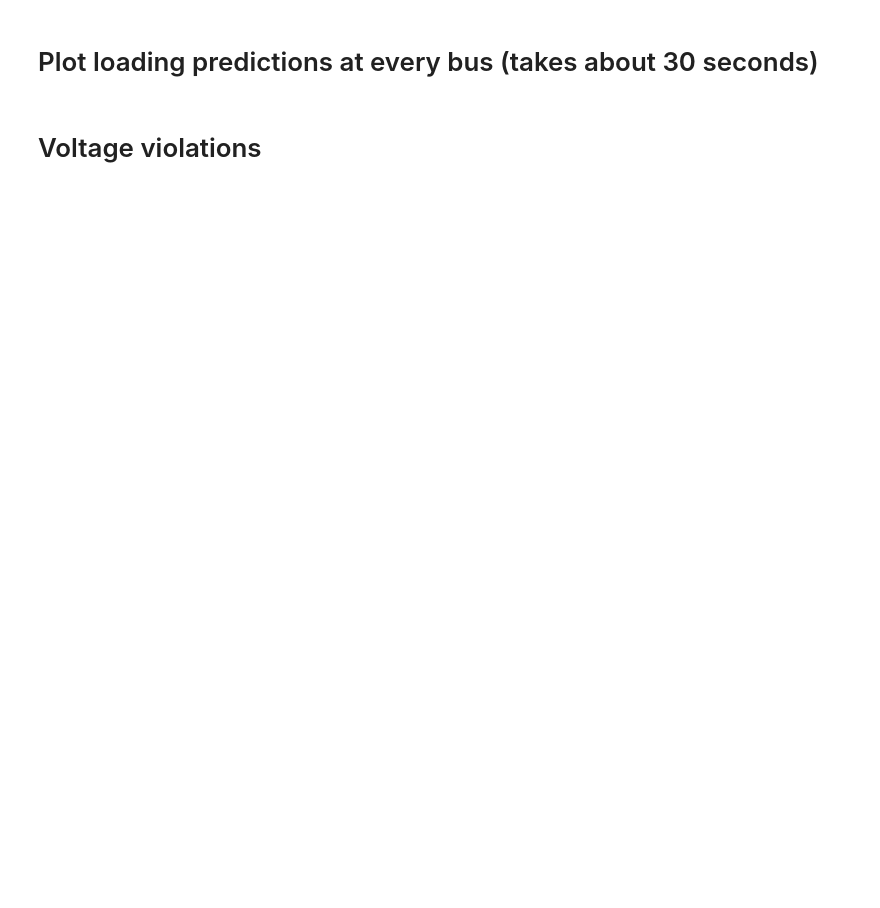
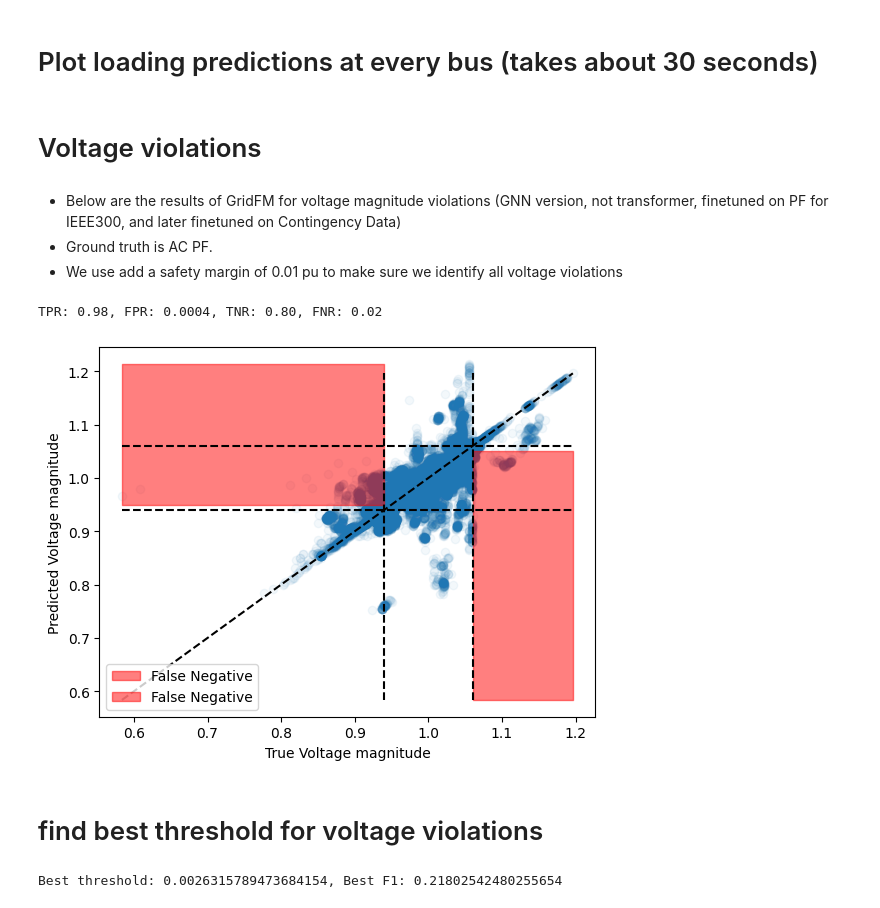
Before and after one commit to gridfm/gridfm-datakit, a Jupyter notebook: notebooks/post_processing.ipynb, the cells around one changed output. Saved outputs shown, nothing was run; the diff lists cells and outputs as text; code cells hidden in the pictures; blank space fills up the shorter version.

```diff
--- a/notebooks/post_processing.ipynb
+++ b/notebooks/post_processing.ipynb
@@ -293,10 +314,14 @@ plt.show()
 # %%
 # merge bus_params["vmax"] and bus_params["vmin"] with pf_node on bus_idx
 pf_node = pd.merge(pf_node, bus_params[["bus", "vmax", "vmin"]], on="bus", how="left")
+# %% [markdown]
+- Below are the results of GridFM for voltage magnitude violations (GNN version, not transformer, finetuned on PF for IEEE300, and later finetuned on Contingency Data)
+- Ground truth is AC PF.
+- We use add a safety margin of 0.01 pu to make sure we identify all voltage violations
 # %%
 # check violations of vmax and vmin with VM_pred_corrected and Vm
 voltage_violations = (pf_node["Vm"] > pf_node["vmax"]) | (pf_node["Vm"] < pf_node["vmin"])
-voltage_violations_pred = (pf_node["VM_pred_corrected"] > pf_node["vmax"]) | (pf_node["VM_pred_corrected"] < pf_node["vmin"])
+voltage_violations_pred = (pf_node["VM_pred_corrected"] > pf_node["vmax"]-0.01) | (pf_node["VM_pred_corrected"] < pf_node["vmin"]+0.01)
 
 # compute TPR, FPR, TNR, FNR
 TPR = (voltage_violations & voltage_violations_pred).sum() / voltage_violations.sum()
@@ -304,4 +329,6 @@ FPR = (voltage_violations & (~voltage_violations_pred)).sum() / (~voltage_violat
 TNR = (~voltage_violations & ~voltage_violations_pred).sum() / (~voltage_violations).sum()
 FNR = (voltage_violations & (~voltage_violations_pred)).sum() / voltage_violations.sum()
 
-print(f"TPR: {TPR}, FPR: {FPR}, TNR: {TNR}, FNR: {FNR}")
+print(f"TPR: {TPR:.2f}, FPR: {FPR:.4f}, TNR: {TNR:.2f}, FNR: {FNR:.2f}")
+# %% [output]
+TPR: 0.98, FPR: 0.0004, TNR: 0.80, FNR: 0.02
@@ -312,27 +335,29 @@ mae
 # %%
 # scatter plot of va_pred_corrected and va
-plt.scatter(pf_node["Vm"], pf_node["VM_pred_corrected"])
+plt.scatter(pf_node["Vm"], pf_node["VM_pred_corrected"], alpha=0.05)
 plt.xlabel("True Voltage magnitude")
 plt.ylabel("Predicted Voltage magnitude")
 # get max and min of pf_node["Vm"] and pf_node["VM_pred_corrected"]
 max_vm = pf_node["Vm"].max()
 min_vm = pf_node["Vm"].min()
 max_vm_pred = pf_node["VM_pred_corrected"].max()
 min_vm_pred = pf_node["VM_pred_corrected"].min()
 
 # plot y=x
 plt.plot([min_vm, max_vm], [min_vm, max_vm], 'k--')
 # plot y = 0.94
 plt.plot([min_vm, max_vm], [0.94, 0.94], 'k--')
 plt.plot([min_vm, max_vm], [1.06, 1.06], 'k--')
 # plot the line x = 0.94
 plt.plot([0.94, 0.94], [min_vm, max_vm], 'k--')
 # plot the line x = 1.06
 plt.plot([1.06, 1.06], [min_vm, max_vm], 'k--')
 # plot areas where x < 0.94 but y > 0.94
-plt.fill_between([min_vm, 0.94], [0.94, 0.94], [max_vm_pred, max_vm_pred], color='red', alpha=0.5, label='False Negative')
+plt.fill_between([min_vm, 0.94], [0.95, 0.95], [max_vm_pred, max_vm_pred], color='red', alpha=0.5, label='False Negative')
 # plot areas where x > 1.06 but y < 1.06
-plt.fill_between([1.06, max_vm], [1.06, 1.06], [min_vm, min_vm], color='red', alpha=0.5, label='False Negative')
+plt.fill_between([1.06, max_vm], [1.05, 1.05], [min_vm, min_vm], color='red', alpha=0.5, label='False Negative')
 
 plt.legend()
 plt.show()
+# %% [output]
+[figure, added]
@@ -347 +364,18 @@ print(f"RMSE: {rmse}")
+# %% [markdown]
+# find best threshold for voltage violations
+# %%
+best_thresh = 0.0
+best_f1 = 0.0
+thresholds = np.linspace(-0.05, 0.05, 20)
+
+for thresh in tqdm(thresholds):
+    voltage_violations_pred = (pf_node["VM_pred_corrected"] > pf_node["vmax"]-thresh) | (pf_node["VM_pred_corrected"] < pf_node["vmin"]+thresh)
+    f1 = f1_score(voltage_violations, voltage_violations_pred)
+    if f1 > best_f1:
+        best_f1 = f1
+        best_thresh = thresh
+
+print(f"Best threshold: {best_thresh}, Best F1: {best_f1}")
+# %% [output]
+Best threshold: 0.0026315789473684154, Best F1: 0.21802542480255654
 # %%
```
Also changed, not shown: parts of 14 cells of this notebook.
